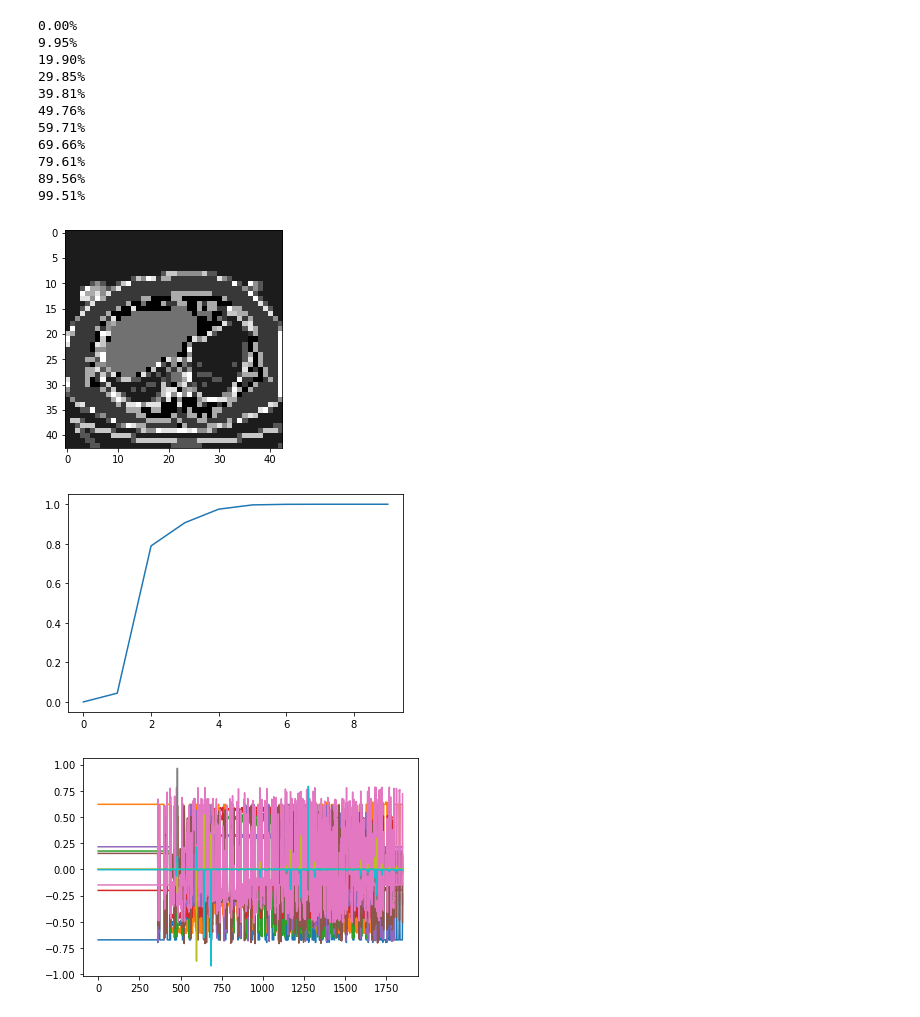
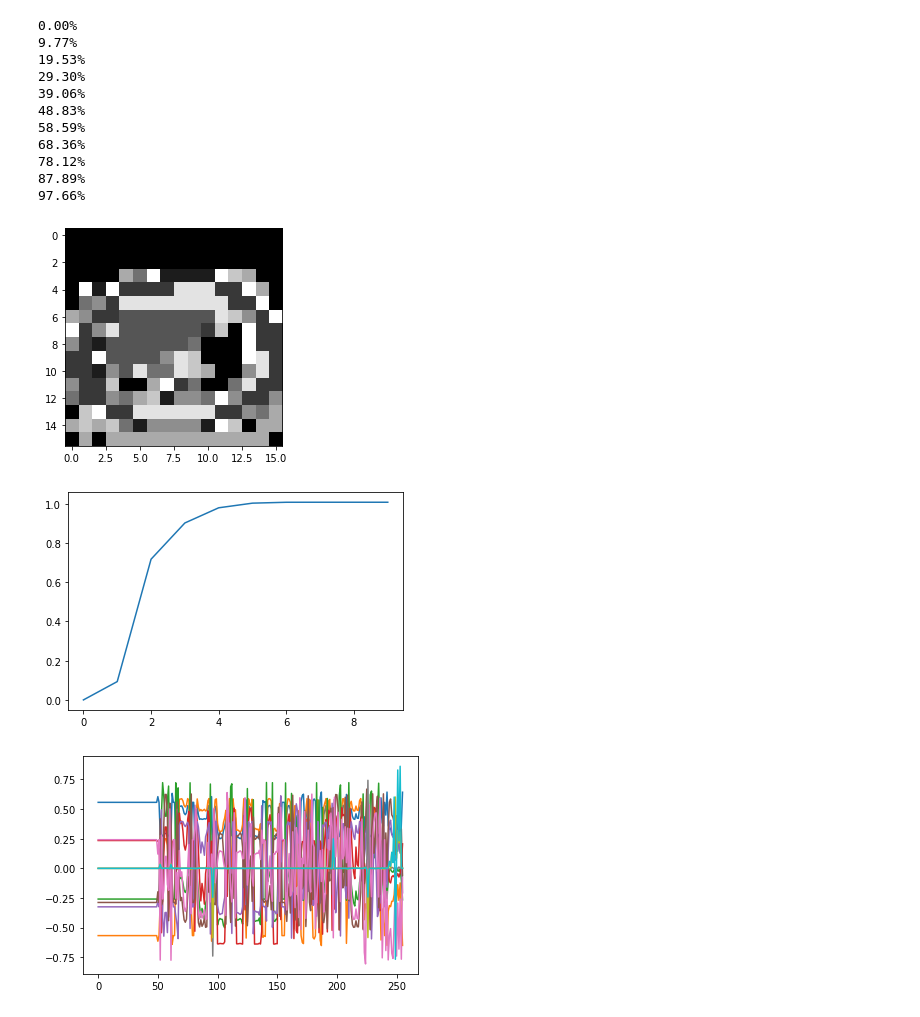
Before and after one commit to Ahmadsad/ID2211-Project, a Jupyter notebook: template.ipynb, the cells around one changed output. Cells and saved outputs as stored; diff of their text form; code cells hidden in the pictures.

```diff
--- a/template.ipynb
+++ b/template.ipynb
@@ -2,8 +2,10 @@
 import matplotlib.pyplot as plt
 import include.helpers as h
 # %%
-image = h.get_image("IMG-0002-00074.dcm", scaling_factor=12)
-gt_image = h.get_ground_truth_image("liver_GT_074.png", scaling_factor=12)
+scaling_factor = 32
+
+image = h.get_image("IMG-0002-00074.dcm", scaling_factor=scaling_factor)
+gt_image = h.get_ground_truth_image("liver_GT_074.png", scaling_factor=scaling_factor)
 
 # plot image
 plt.imshow(image, cmap='gray')
@@ -19,26 +21,29 @@ plt.show()
 similarity_matrix = h.build_similarity_matrix(image, use_spatial=False)
 # %% [output]
 0.00%
-9.95%
-19.90%
-29.85%
-39.81%
-49.76%
-59.71%
-69.66%
-79.61%
-89.56%
-99.51%
+9.77%
+19.53%
+29.30%
+39.06%
+48.83%
+58.59%
+68.36%
+78.12%
+87.89%
+97.66%
 # %%
 labels, eigenvalues, eigenvectors = h.get_spectral_clustering(similarity_matrix, n_clusters=10)
 
-h.plot_clustering(labels, image.shape)
+cluster_image = h.get_cluster_image(labels, image.shape)
+
+plt.imshow(cluster_image, cmap="gray")
+plt.show()
 
 plt.plot(eigenvalues)
 plt.show()
 plt.plot(eigenvectors)
 plt.show()
 # %% [output]
-[figure, old version]
+[figure, new version]
-[figure, old version]
+[figure, new version]
-[figure, old version]
+[figure, new version]
```
Also changed, not shown: parts of 5 cells of this notebook, 1 other file.
